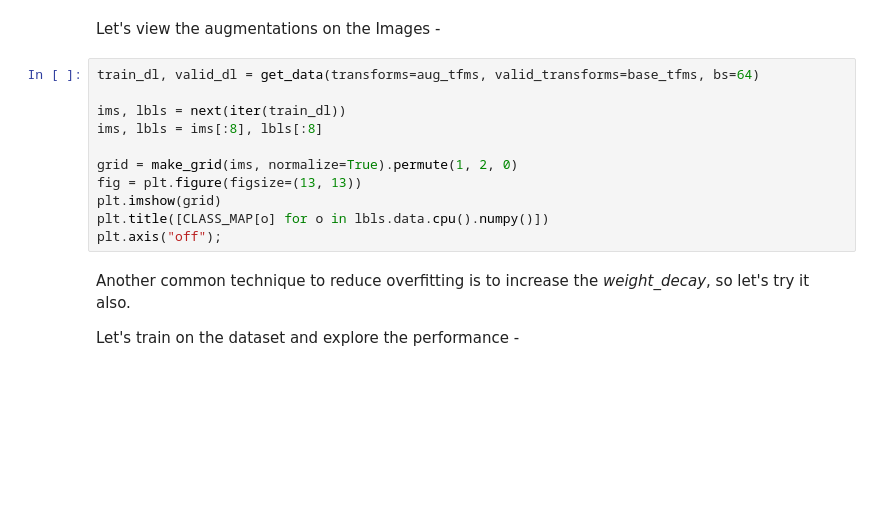
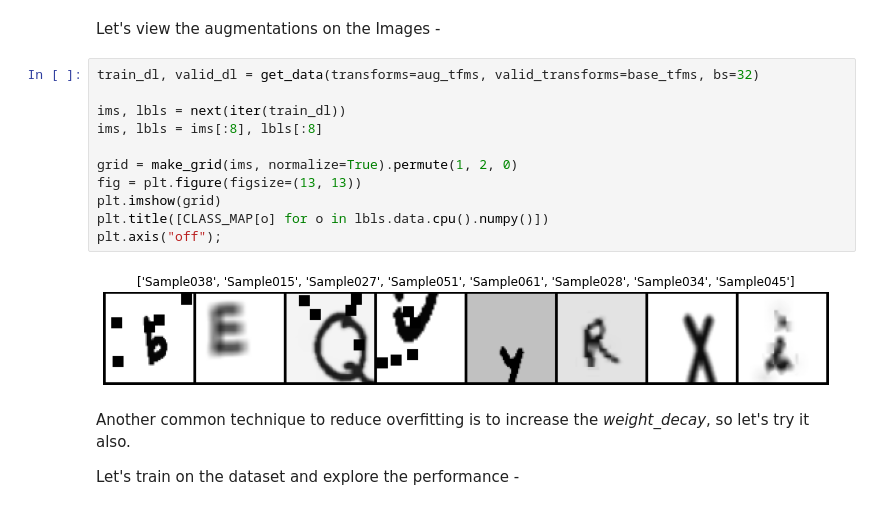
Before and after one commit to benihime91/midas-summer-internship-2021, a Jupyter notebook: midas_task_2_part_01.ipynb, the cells around one changed output. Cells and saved outputs as stored; diff of their text form; blank space fills up the shorter version.

```diff
--- a/midas_task_2_part_01.ipynb
+++ b/midas_task_2_part_01.ipynb
@@ -1283,16 +1383,18 @@ aug_tfms = A.Compose([
 # %% [markdown]
 Let's view the augmentations on the Images -
 # %%
-train_dl, valid_dl = get_data(transforms=aug_tfms, valid_transforms=base_tfms, bs=64)
+train_dl, valid_dl = get_data(transforms=aug_tfms, valid_transforms=base_tfms, bs=32)
 
 ims, lbls = next(iter(train_dl))
 ims, lbls = ims[:8], lbls[:8]
 
 grid = make_grid(ims, normalize=True).permute(1, 2, 0)
 fig = plt.figure(figsize=(13, 13))
 plt.imshow(grid)
 plt.title([CLASS_MAP[o] for o in lbls.data.cpu().numpy()])
 plt.axis("off");
+# %% [output]
+[figure, added]
 # %% [markdown]
 Another common technique to reduce overfitting is to increase the *weight_decay*, so let's try it also.
 
```
Also changed, not shown: parts of 12 cells of this notebook.
